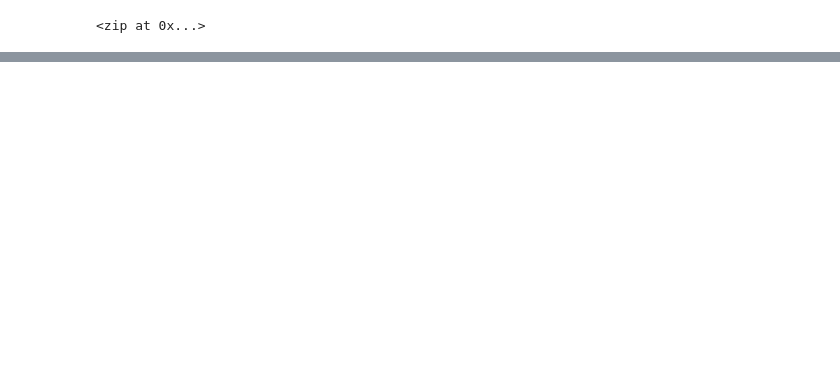
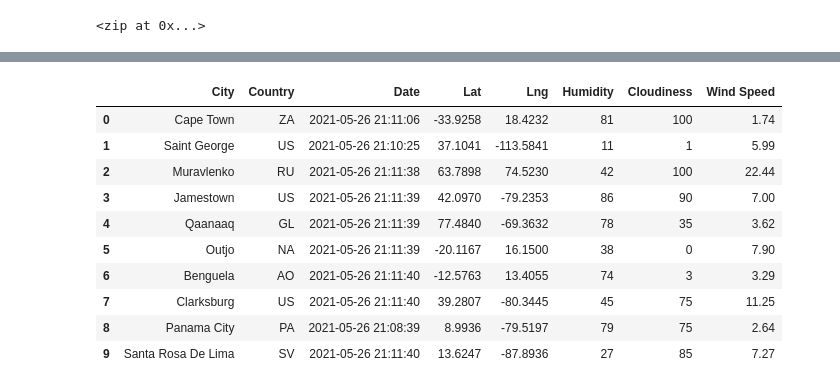
Before and after one commit to yashodhan1202/World_Weather_Analysis, a Jupyter notebook: WeatherPy.ipynb, the cells around one changed output, grey strips where cells are left out. Cells and saved outputs as stored; diff of their text form; code cells hidden in the pictures; blank space fills up the shorter version.

```diff
--- a/WeatherPy.ipynb
+++ b/WeatherPy.ipynb
@@ -33,0 +145,18 @@ len(cities)
+# %%
+# Reorder the columns
+new_column_order = ["City","Country","Date","Lat","Lng","Humidity","Cloudiness","Wind Speed"]
+
+city_data_df = city_data_df[new_column_order]
+city_data_df.head(10)
+# %% [output]
+|  | City | Country | Date | Lat | Lng | Humidity | Cloudiness | Wind Speed |
+| 0 | Cape Town | ZA | 2021-05-26 21:11:06 | -33.9258 | 18.4232 | 81 | 100 | 1.74 |
+| 1 | Saint George | US | 2021-05-26 21:10:25 | 37.1041 | -113.5841 | 11 | 1 | 5.99 |
+| 2 | Muravlenko | RU | 2021-05-26 21:11:38 | 63.7898 | 74.5230 | 42 | 100 | 22.44 |
+| 3 | Jamestown | US | 2021-05-26 21:11:39 | 42.0970 | -79.2353 | 86 | 90 | 7.00 |
+| 4 | Qaanaaq | GL | 2021-05-26 21:11:39 | 77.4840 | -69.3632 | 78 | 35 | 3.62 |
+| 5 | Outjo | NA | 2021-05-26 21:11:39 | -20.1167 | 16.1500 | 38 | 0 | 7.90 |
+| 6 | Benguela | AO | 2021-05-26 21:11:40 | -12.5763 | 13.4055 | 74 | 3 | 3.29 |
+| 7 | Clarksburg | US | 2021-05-26 21:11:40 | 39.2807 | -80.3445 | 45 | 75 | 11.25 |
+| 8 | Panama City | PA | 2021-05-26 21:08:39 | 8.9936 | -79.5197 | 79 | 75 | 2.64 |
+| 9 | Santa Rosa De Lima | SV | 2021-05-26 21:11:40 | 13.6247 | -87.8936 | 27 | 85 | 7.27 |
```
Also changed, not shown: parts of 7 cells of this notebook, 1 other file.
